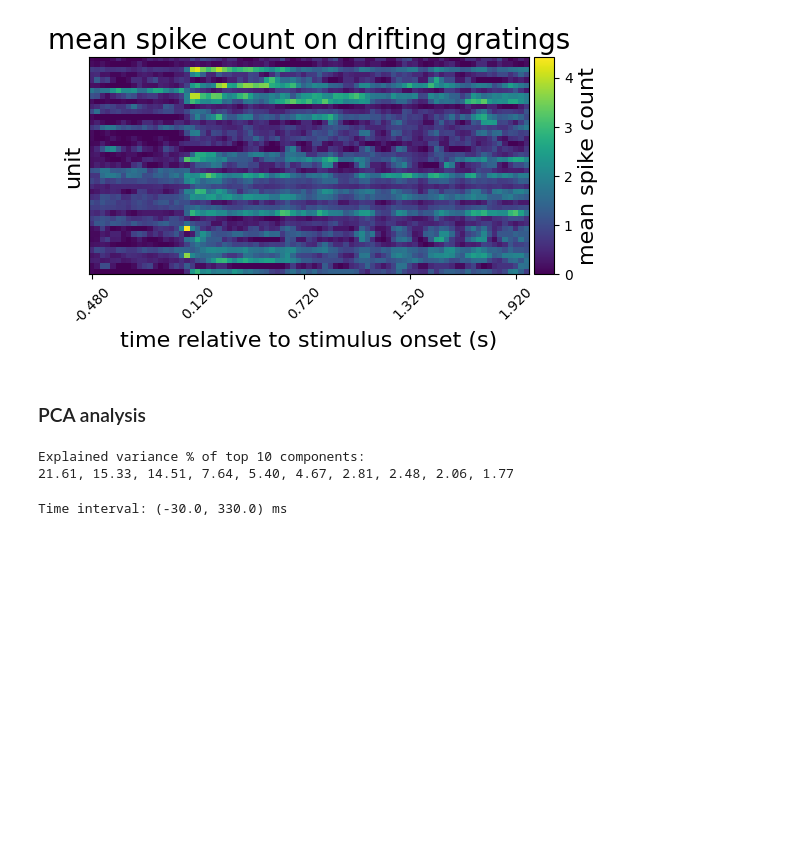
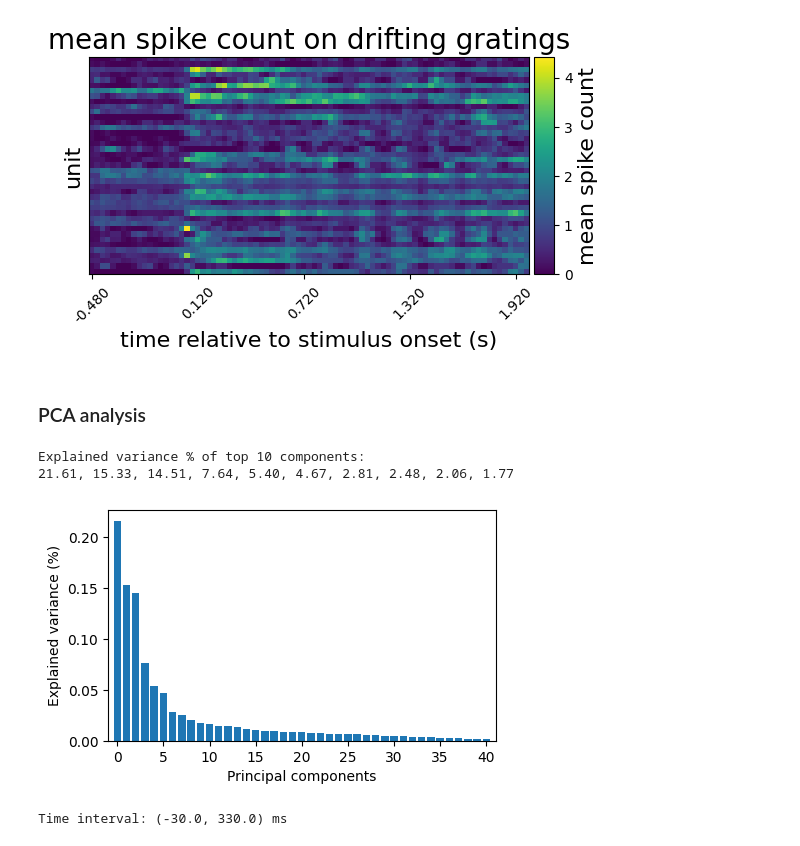
Before and after one commit to chenziao/Analyzing_Allen_Visual_Coding_Neuropixels_Dataset, a Jupyter notebook: Analyze_Visual_Spike.ipynb, the cells around one changed output. Saved outputs shown, nothing was run; the diff lists cells and outputs as text; code cells hidden in the pictures; blank space fills up the shorter version.

```diff
--- a/Analyze_Visual_Spike.ipynb
+++ b/Analyze_Visual_Spike.ipynb
@@ -24,0 +20,4 @@ pd.set_option('display.max_columns', None)
+# %%
+# Cache directory path, it determines where downloaded data will be stored
+manifest_path = os.path.join(config['cache_dir'], "manifest.json")
+cache = EcephysProjectCache.from_warehouse(manifest=manifest_path)
@@ -25,3 +26,4 @@ pd.set_option('display.max_columns', None)
 # %%
-session_id = 721123822 # 797828357
+session_id = config['analysis_object']['session_id']
+ecephys_structure_acronym = config['analysis_object']['ecephys_structure_acronym']
 session = cache.get_session_data(session_id)
@@ -32,5 +50,7 @@ VI_structure_acronyms = [x for x in cache.get_structure_acronyms() if x is not n
 # %%
 # units in a session after quality filter
-VI_units = session.units.loc[[i for i, x in session.units.iterrows() if x['ecephys_structure_acronym'] in VI_structure_acronyms]]
-len(VI_units)
+units = session.units
+sel_units = units[units['ecephys_structure_acronym'] == ecephys_structure_acronym]
+sel_units_id = sel_units.index
+print(f'Number of units in {ecephys_structure_acronym:s}: {len(sel_units):d}')
 # %% [output]
@@ -89,7 +68,7 @@ condition_id, cond_presentation_id = presentation_conditions(
     drifting_gratings_presentations, condtion_types=['orientation', 'temporal_frequency'])
 
 bin_width = 0.03
-units_fr = get_units_firing_rate(session, grating_ids, sel_units.index, condition_id, cond_presentation_id,
+units_fr = get_units_firing_rate(session, grating_ids, sel_units_id, condition_id, cond_presentation_id,
                                  bin_width=bin_width, window=(-0.5, grating_duration))
 # %% [markdown]
 ### Preprocess units firing rate
@@ -131,21 +110,29 @@ plt.show()
 # %%
 from sklearn.decomposition import PCA
 
 units_vec = units_fr.normalized.stack(sample=['condition_id', 'time_relative_to_stimulus_onset']).T
 
 n_units = units_vec.unit_id.size
 n_components = n_units
 pca = PCA(n_components=n_components)
 pca.fit(units_vec)
 pop_vec = pca.transform(units_vec)
 pop_vec = units_vec.copy(data=pop_vec).rename(unit_id='PC').unstack('sample')
 pop_vec.coords['PC'] = range(n_components)
 pop_vec = pop_vec.assign_attrs(bin_width=units_fr.bin_width)
+
 print('Explained variance % of top 10 components: \n' +
       ', '.join('%.2f' % (100 * x) for x in pca.explained_variance_ratio_[:10]))
+plt.figure(figsize=(5, 3))
+plt.bar(np.arange(n_components), pca.explained_variance_ratio_)
+plt.xlim(-1, n_components)
+plt.xlabel('Principal components')
+plt.ylabel('Explained variance (%)')
+plt.show()
 # %% [output]
 Explained variance % of top 10 components:
 21.61, 15.33, 14.51, 7.64, 5.40, 4.67, 2.81, 2.48, 2.06, 1.77
+[figure, added]
 # %%
 pop_vec_cond = pop_vec.sel(condition_id=condition_id)
 n_orient = pop_vec_cond.orientation.size
```
Also changed, not shown: parts of 13 cells of this notebook, 4 other files.
